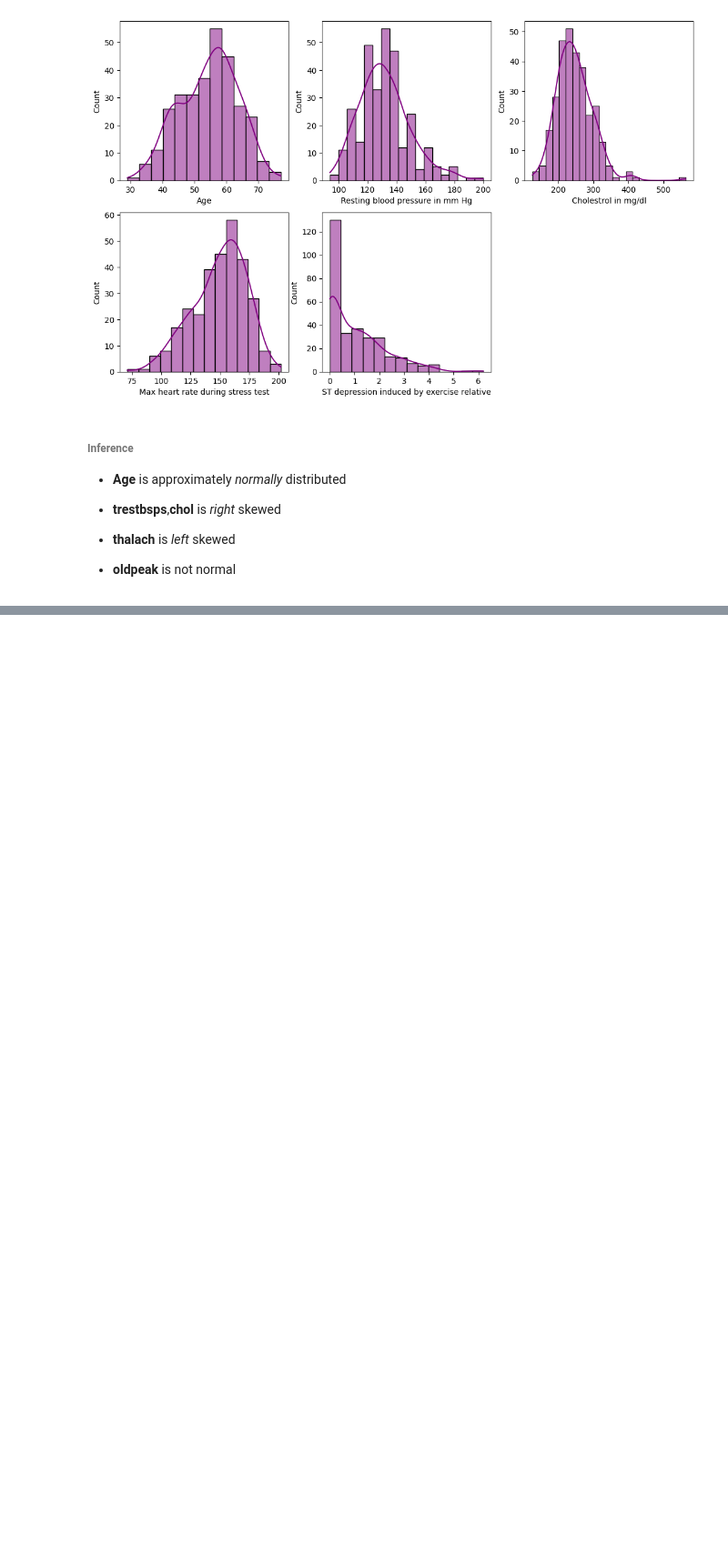
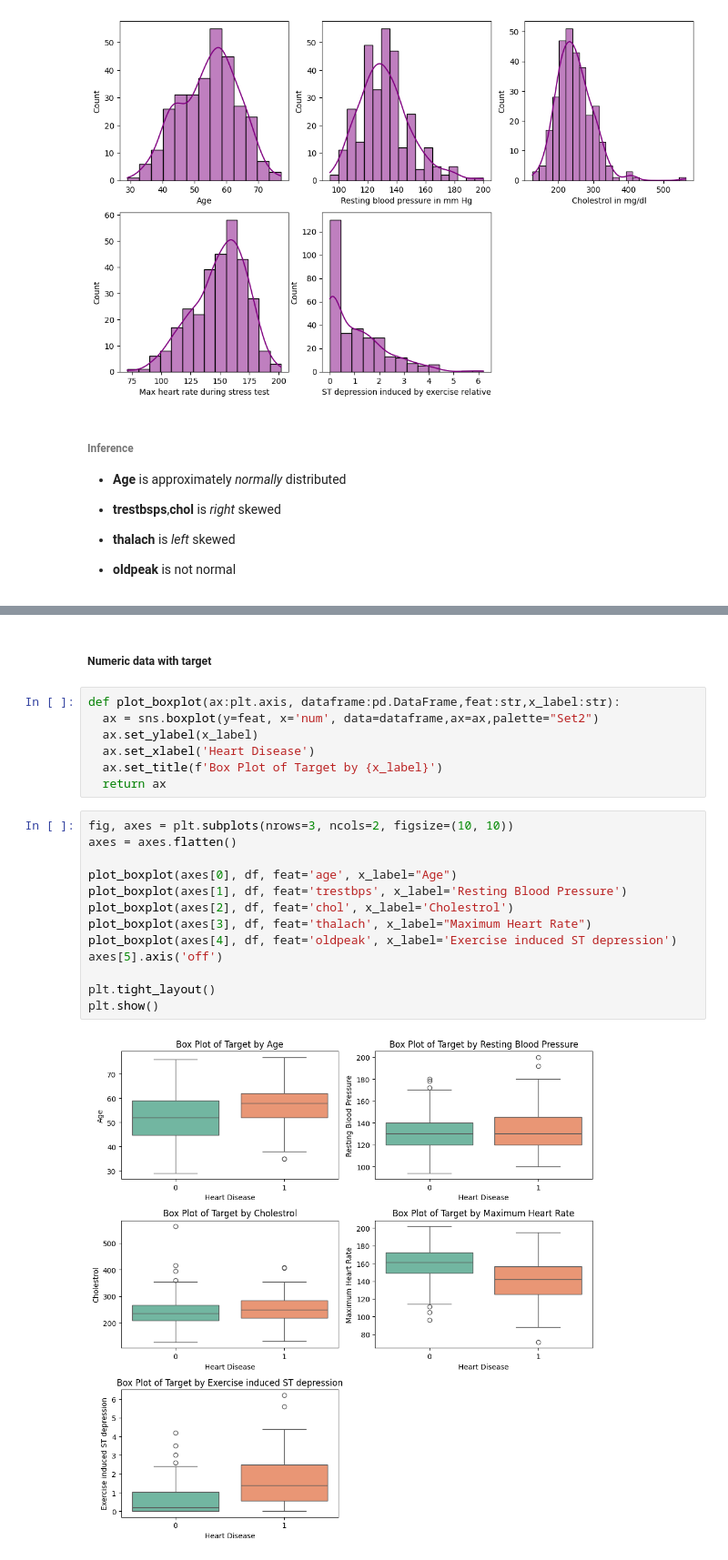
Before and after one commit to HussainAhmed202/MLProject, a Jupyter notebook: notebooks/heart_disease_prediction.ipynb, the cells around one changed output, grey strips where cells are left out. Shown at 91% size. Saved outputs shown, nothing was run; the diff lists cells and outputs as text; blank space fills up the shorter version.

```diff
--- a/notebooks/heart_disease_prediction.ipynb
+++ b/notebooks/heart_disease_prediction.ipynb
@@ -252,0 +299,24 @@ plt.show()
+# %% [markdown]
+##### Numeric data with target
+# %%
+def plot_boxplot(ax:plt.axis, dataframe:pd.DataFrame,feat:str,x_label:str):
+  ax = sns.boxplot(y=feat, x='num', data=dataframe,ax=ax,palette="Set2")
+  ax.set_ylabel(x_label)
+  ax.set_xlabel('Heart Disease')
+  ax.set_title(f'Box Plot of Target by {x_label}')
+  return ax
+# %%
+fig, axes = plt.subplots(nrows=3, ncols=2, figsize=(10, 10))
+axes = axes.flatten()
+
+plot_boxplot(axes[0], df, feat='age', x_label="Age")
+plot_boxplot(axes[1], df, feat='trestbps', x_label='Resting Blood Pressure')
+plot_boxplot(axes[2], df, feat='chol', x_label='Cholestrol')
+plot_boxplot(axes[3], df, feat='thalach', x_label="Maximum Heart Rate")
+plot_boxplot(axes[4], df, feat='oldpeak', x_label='Exercise induced ST depression')
+axes[5].axis('off')
+
+plt.tight_layout()
+plt.show()
+# %% [output]
+[figure, added]
```
Also changed, not shown: parts of 20 cells of this notebook.
